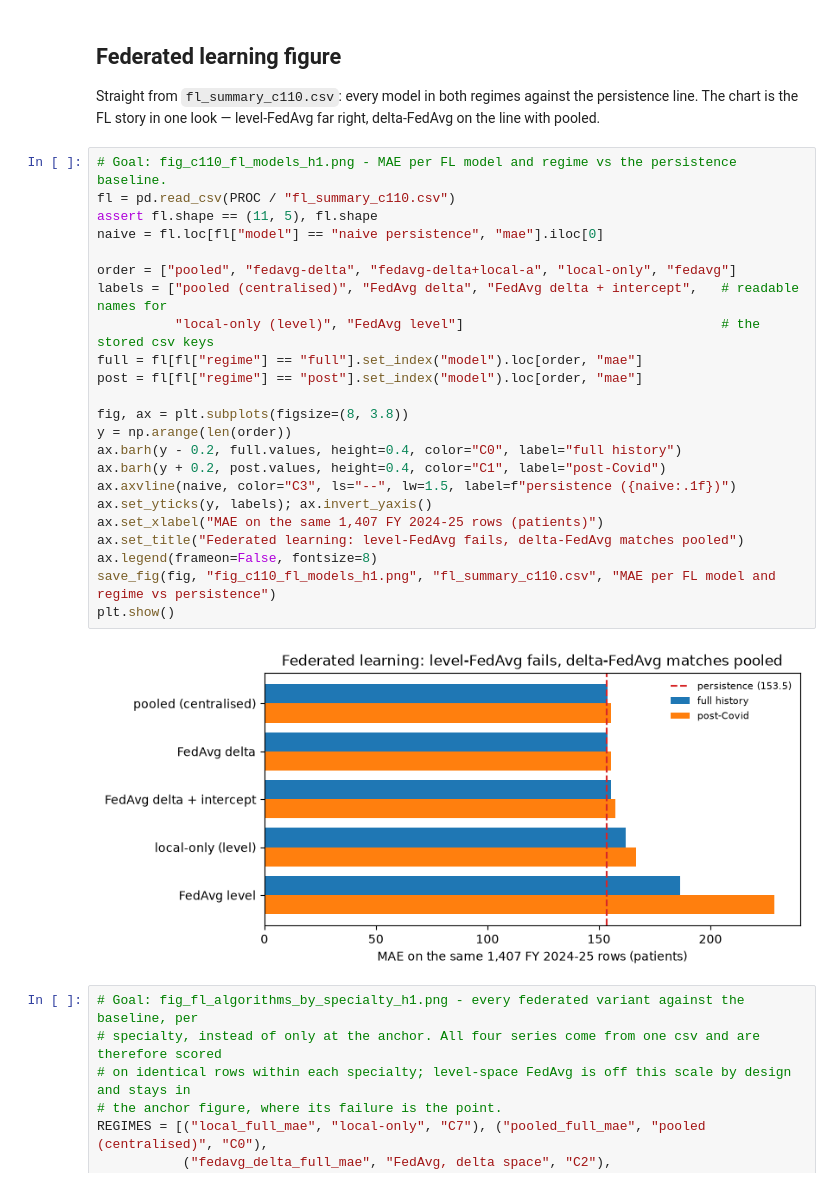
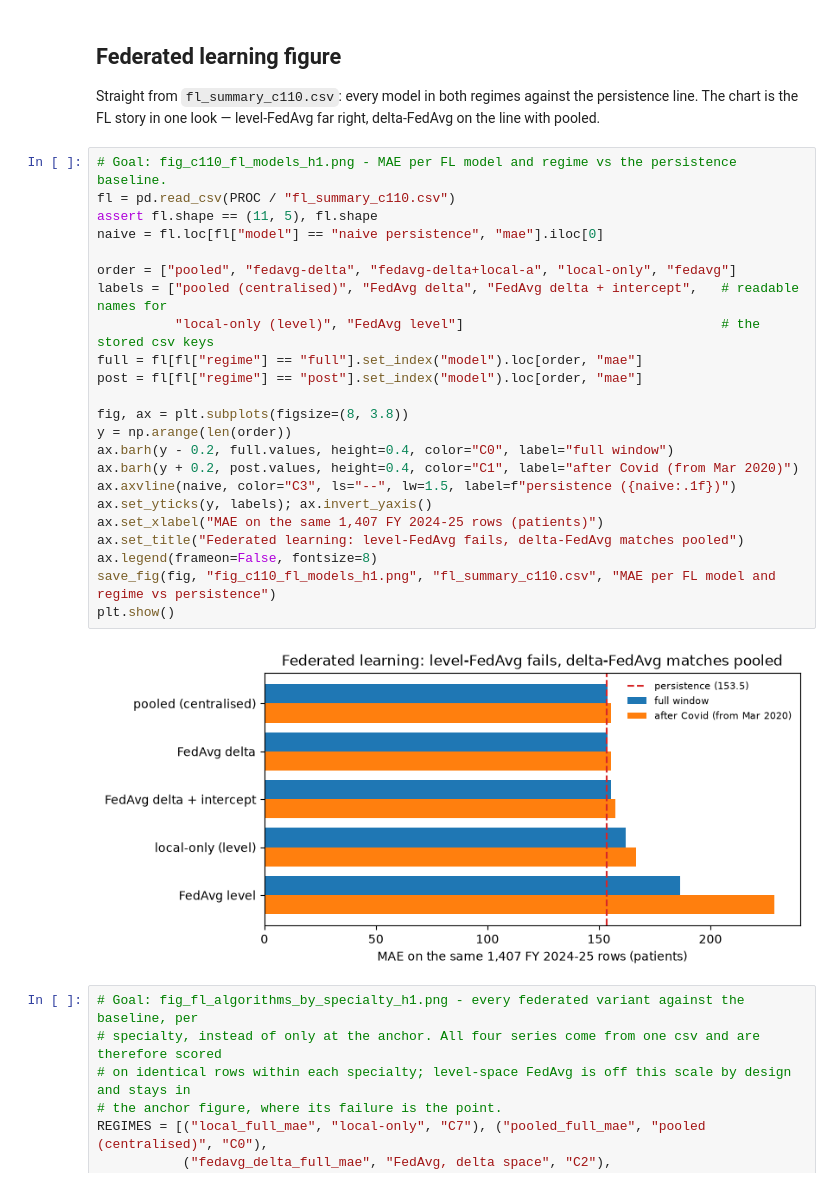
Before and after one commit to nileshsarkar-ai/fedOPD, a Jupyter notebook: src/13_report_figures.ipynb, the cells around one changed output. Cells and saved outputs as stored; diff of their text form.

```diff
--- a/src/13_report_figures.ipynb
+++ b/src/13_report_figures.ipynb
@@ -616,28 +616,28 @@ is the FL story in one look — level-FedAvg far right, delta-FedAvg on the line
 # %%
 # Goal: fig_c110_fl_models_h1.png - MAE per FL model and regime vs the persistence baseline.
 fl = pd.read_csv(PROC / "fl_summary_c110.csv")
 assert fl.shape == (11, 5), fl.shape
 naive = fl.loc[fl["model"] == "naive persistence", "mae"].iloc[0]
 
 order = ["pooled", "fedavg-delta", "fedavg-delta+local-a", "local-only", "fedavg"]
 labels = ["pooled (centralised)", "FedAvg delta", "FedAvg delta + intercept",   # readable names for
           "local-only (level)", "FedAvg level"]                                 # the stored csv keys
 full = fl[fl["regime"] == "full"].set_index("model").loc[order, "mae"]
 post = fl[fl["regime"] == "post"].set_index("model").loc[order, "mae"]
 
 fig, ax = plt.subplots(figsize=(8, 3.8))
 y = np.arange(len(order))
-ax.barh(y - 0.2, full.values, height=0.4, color="C0", label="full history")
-ax.barh(y + 0.2, post.values, height=0.4, color="C1", label="post-Covid")
+ax.barh(y - 0.2, full.values, height=0.4, color="C0", label="full window")
+ax.barh(y + 0.2, post.values, height=0.4, color="C1", label="after Covid (from Mar 2020)")
 ax.axvline(naive, color="C3", ls="--", lw=1.5, label=f"persistence ({naive:.1f})")
 ax.set_yticks(y, labels); ax.invert_yaxis()
 ax.set_xlabel("MAE on the same 1,407 FY 2024-25 rows (patients)")
 ax.set_title("Federated learning: level-FedAvg fails, delta-FedAvg matches pooled")
 ax.legend(frameon=False, fontsize=8)
 save_fig(fig, "fig_c110_fl_models_h1.png", "fl_summary_c110.csv", "MAE per FL model and regime vs persistence")
 plt.show()
 # %% [output]
-[figure, old version]
+[figure, new version]
 # %%
 # Goal: fig_fl_algorithms_by_specialty_h1.png - every federated variant against the baseline, per
 # specialty, instead of only at the anchor. All four series come from one csv and are therefore scored
```
Also changed, not shown: parts of 5 cells of this notebook, 10 other files.
